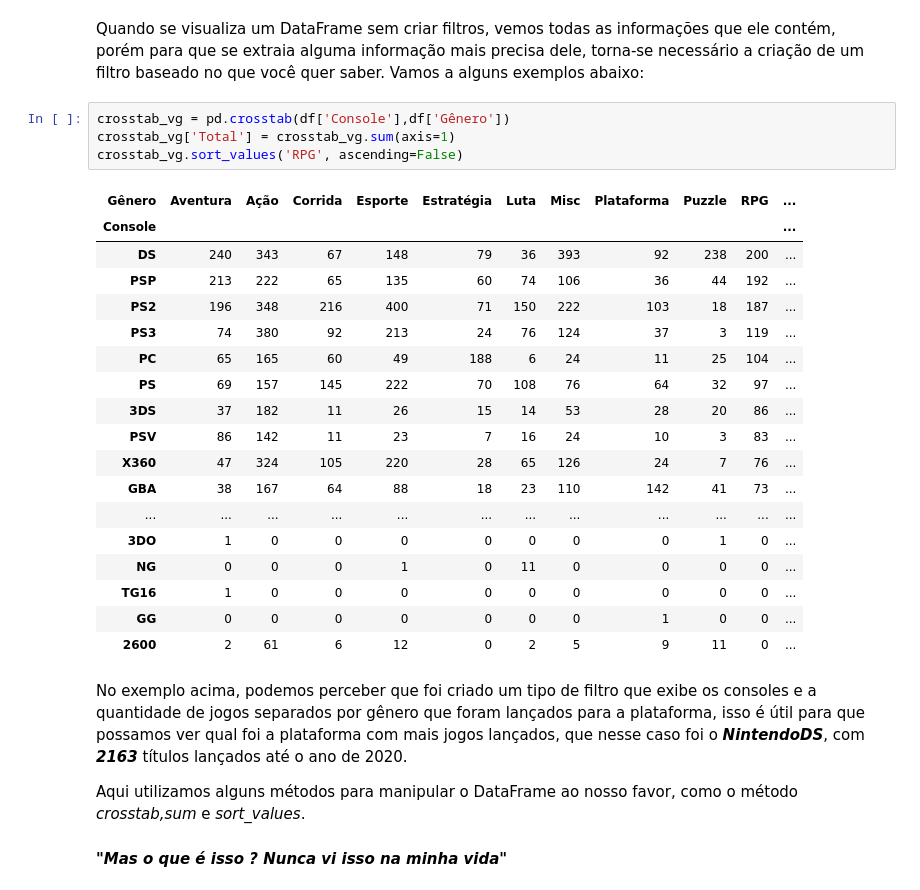
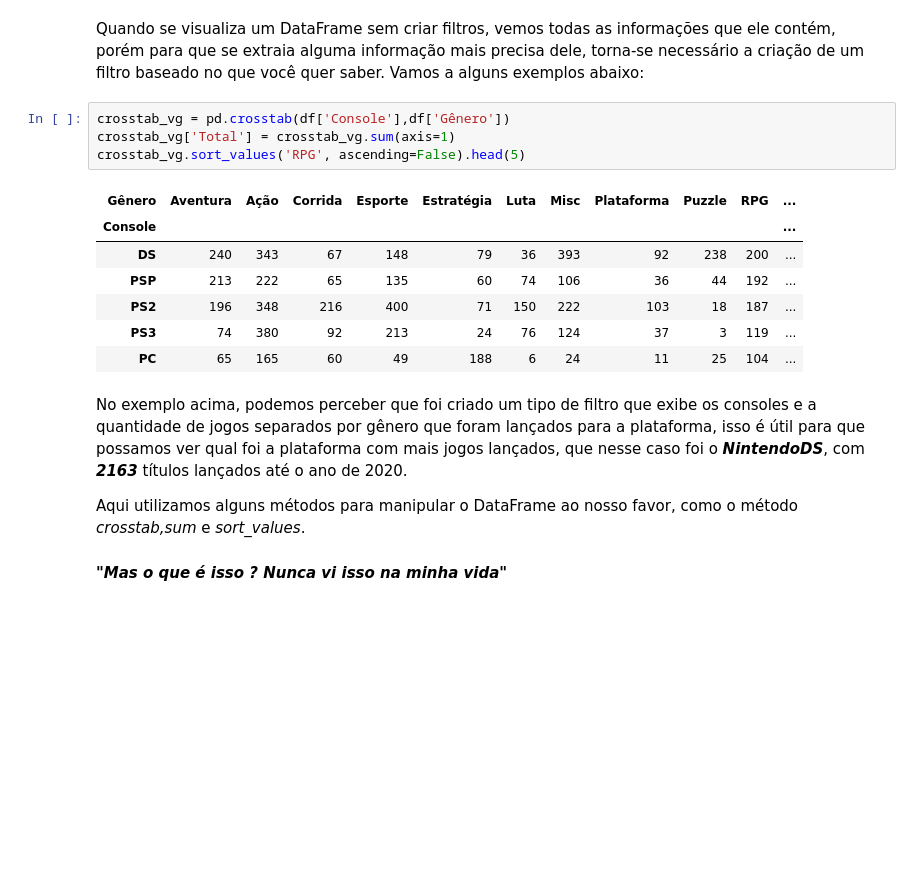
Before and after one commit to Sartorio12/analise_videogames, a Jupyter notebook: vendas_videogames.ipynb, the cells around one changed output. Saved outputs shown, nothing was run; the diff lists cells and outputs as text; blank space fills up the shorter version.

```diff
--- a/vendas_videogames.ipynb
+++ b/vendas_videogames.ipynb
@@ -124,26 +124,15 @@ Quando se visualiza um DataFrame sem criar filtros, vemos todas as informações
 # %%
 crosstab_vg = pd.crosstab(df['Console'],df['Gênero'])
 crosstab_vg['Total'] = crosstab_vg.sum(axis=1)
-crosstab_vg.sort_values('RPG', ascending=False)
+crosstab_vg.sort_values('RPG', ascending=False).head(5)
 # %% [output]
 | Gênero | Aventura | Ação | Corrida | Esporte | Estratégia | Luta | Misc | Plataforma | Puzzle | RPG | ... |
 | Console |  |  |  |  |  |  |  |  |  |  | ... |
 | DS | 240 | 343 | 67 | 148 | 79 | 36 | 393 | 92 | 238 | 200 | ... |
 | PSP | 213 | 222 | 65 | 135 | 60 | 74 | 106 | 36 | 44 | 192 | ... |
 | PS2 | 196 | 348 | 216 | 400 | 71 | 150 | 222 | 103 | 18 | 187 | ... |
 | PS3 | 74 | 380 | 92 | 213 | 24 | 76 | 124 | 37 | 3 | 119 | ... |
 | PC | 65 | 165 | 60 | 49 | 188 | 6 | 24 | 11 | 25 | 104 | ... |
-| PS | 69 | 157 | 145 | 222 | 70 | 108 | 76 | 64 | 32 | 97 | ... |
-| 3DS | 37 | 182 | 11 | 26 | 15 | 14 | 53 | 28 | 20 | 86 | ... |
-| PSV | 86 | 142 | 11 | 23 | 7 | 16 | 24 | 10 | 3 | 83 | ... |
-| X360 | 47 | 324 | 105 | 220 | 28 | 65 | 126 | 24 | 7 | 76 | ... |
-| GBA | 38 | 167 | 64 | 88 | 18 | 23 | 110 | 142 | 41 | 73 | ... |
-| ... | ... | ... | ... | ... | ... | ... | ... | ... | ... | ... | ... |
-| 3DO | 1 | 0 | 0 | 0 | 0 | 0 | 0 | 0 | 1 | 0 | ... |
-| NG | 0 | 0 | 0 | 1 | 0 | 11 | 0 | 0 | 0 | 0 | ... |
-| TG16 | 1 | 0 | 0 | 0 | 0 | 0 | 0 | 0 | 0 | 0 | ... |
-| GG | 0 | 0 | 0 | 0 | 0 | 0 | 0 | 1 | 0 | 0 | ... |
-| 2600 | 2 | 61 | 6 | 12 | 0 | 2 | 5 | 9 | 11 | 0 | ... |
 # %% [markdown]
 
 
```
Also changed, not shown: parts of 3 cells of this notebook.
